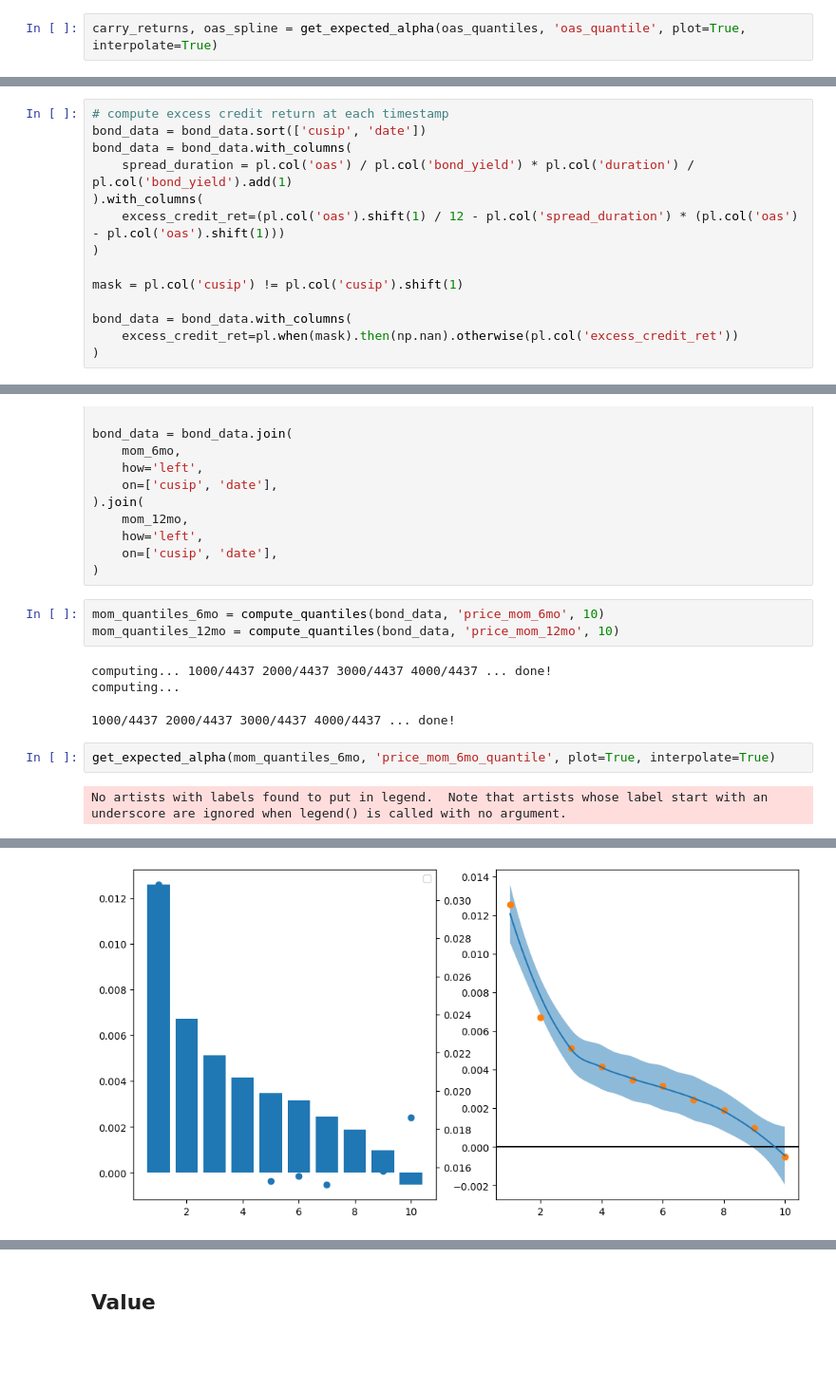
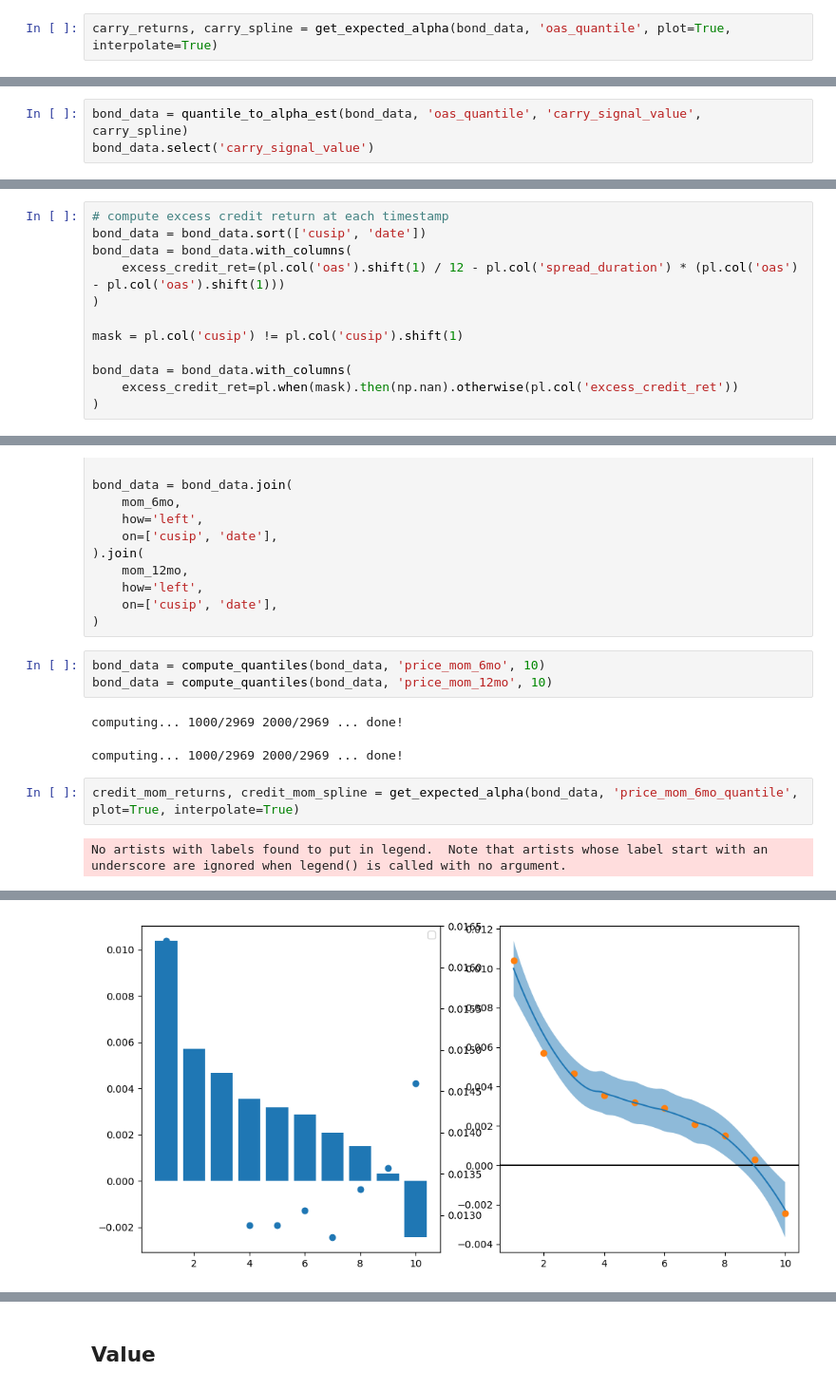
Before and after one commit to BSIC/bsic-systematic-credit, a Jupyter notebook: src/signals/signal_eval.ipynb, the cells around one changed output, grey strips where cells are left out. Shown at 95% size. Drawn from its saved outputs; the diff is of its cells as text; blank space fills up the shorter version.

Commit message:
feat(signals): v3 of signal evaluation notebook

```diff
--- a/src/signals/signal_eval.ipynb
+++ b/src/signals/signal_eval.ipynb
@@ -491,4 +476,4 @@ ir
 # %%
-carry_returns, oas_spline = get_expected_alpha(oas_quantiles, 'oas_quantile', plot=True, interpolate=True)
+carry_returns, carry_spline = get_expected_alpha(bond_data, 'oas_quantile', plot=True, interpolate=True)
 # %% [output]
 No artists with labels found to put in legend.  Note that artists whose label start with an underscore are ignored when legend() is called with no argument.
@@ -536,0 +481,3 @@ oas_quantiles.select('date', 'cusip', 'residual_return_t+1', 'oas_bucket_delta')
+# %%
+bond_data = quantile_to_alpha_est(bond_data, 'oas_quantile', 'carry_signal_value', carry_spline)
+bond_data.select('carry_signal_value')
@@ -574,8 +536,6 @@ shape: (1, 2)
 # compute excess credit return at each timestamp
 bond_data = bond_data.sort(['cusip', 'date'])
 bond_data = bond_data.with_columns(
-    spread_duration = pl.col('oas') / pl.col('bond_yield') * pl.col('duration') / pl.col('bond_yield').add(1)
-).with_columns(
     excess_credit_ret=(pl.col('oas').shift(1) / 12 - pl.col('spread_duration') * (pl.col('oas') - pl.col('oas').shift(1)))
 )
 
@@ -607,13 +567,12 @@ bond_data = bond_data.join(
     on=['cusip', 'date'],
 )
 # %%
-mom_quantiles_6mo = compute_quantiles(bond_data, 'price_mom_6mo', 10)
-mom_quantiles_12mo = compute_quantiles(bond_data, 'price_mom_12mo', 10)
+bond_data = compute_quantiles(bond_data, 'price_mom_6mo', 10)
+bond_data = compute_quantiles(bond_data, 'price_mom_12mo', 10)
 # %% [output]
-computing... 1000/4437 2000/4437 3000/4437 4000/4437 ... done!
-computing...
+computing... 1000/2969 2000/2969 ... done!
-1000/4437 2000/4437 3000/4437 4000/4437 ... done!
+computing... 1000/2969 2000/2969 ... done!
 # %%
-get_expected_alpha(mom_quantiles_6mo, 'price_mom_6mo_quantile', plot=True, interpolate=True)
+credit_mom_returns, credit_mom_spline = get_expected_alpha(bond_data, 'price_mom_6mo_quantile', plot=True, interpolate=True)
 # %% [output]
 No artists with labels found to put in legend.  Note that artists whose label start with an underscore are ignored when legend() is called with no argument.
@@ -638,2 +579,2 @@ No artists with labels found to put in legend.  Note that artists whose label st
-[figure, old version]
+[figure, new version]
 # %%
```
Also changed, not shown: parts of 84 cells of this notebook.
